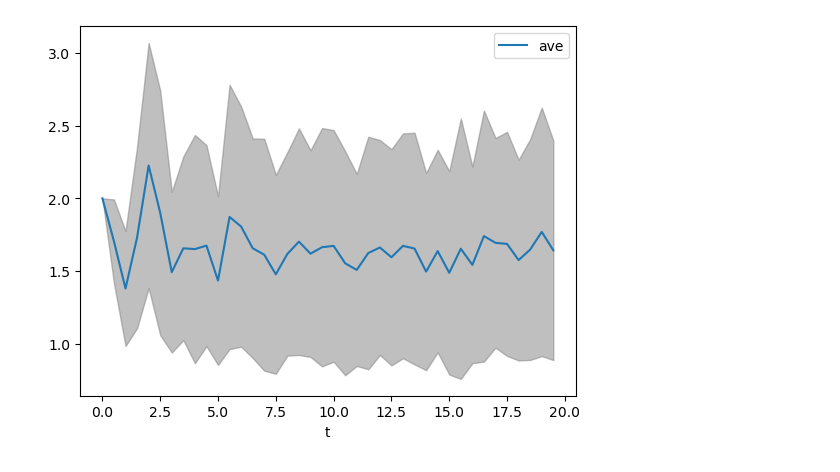
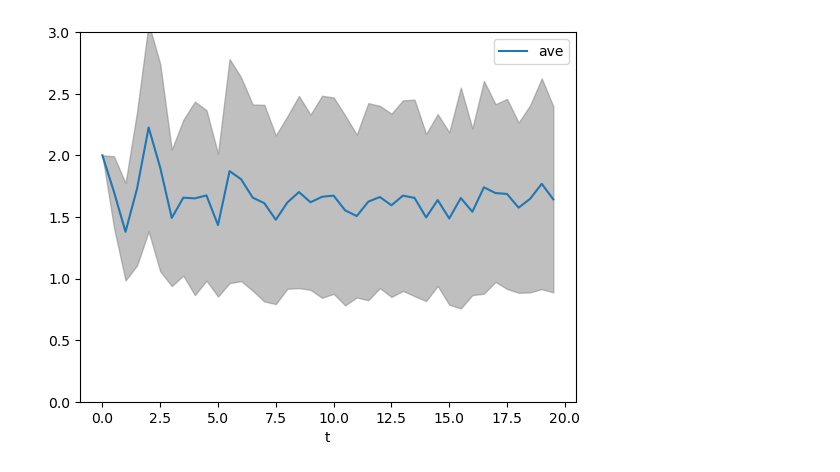
Before and after one commit to gomi-kuzu/model_base_deep, a Jupyter notebook: work/TranslateToPy/Chapter_5/DU-stabilize-SDE_py.ipynb, the cells around one changed output. Saved outputs shown, nothing was run; the diff lists cells and outputs as text; code cells hidden in the pictures.

```diff
--- a/work/TranslateToPy/Chapter_5/DU-stabilize-SDE_py.ipynb
+++ b/work/TranslateToPy/Chapter_5/DU-stabilize-SDE_py.ipynb
@@ -62,7 +62,9 @@ df["t"] = Trange
 df["ave"] = AVE
 df["stdv"] = STDV
 # %%
-df.plot(df.columns[0], y = df.columns[1])o
+fig, ax = plt.subplots()
+df.plot(df.columns[0], y = df.columns[1],  ax = ax)
+ax.set_ylim(0, 3)
 plt.fill_between(df["t"], df["ave"] + df["stdv"], df["ave"] - df["stdv"], color='gray', alpha=0.5);
 # %% [output]
-[figure, old version]
+[figure, new version]
```
Also changed, not shown: parts of 6 cells of this notebook.
